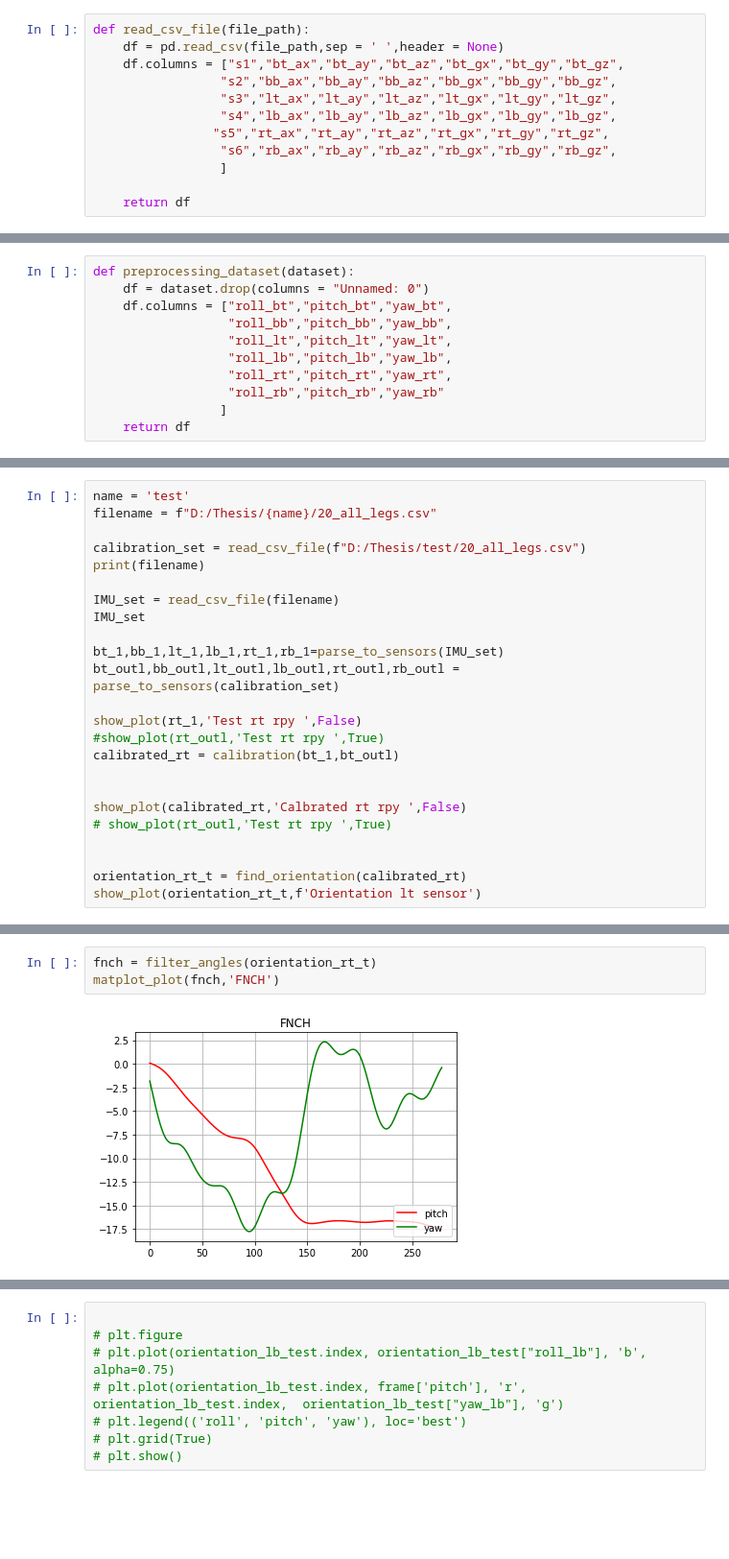
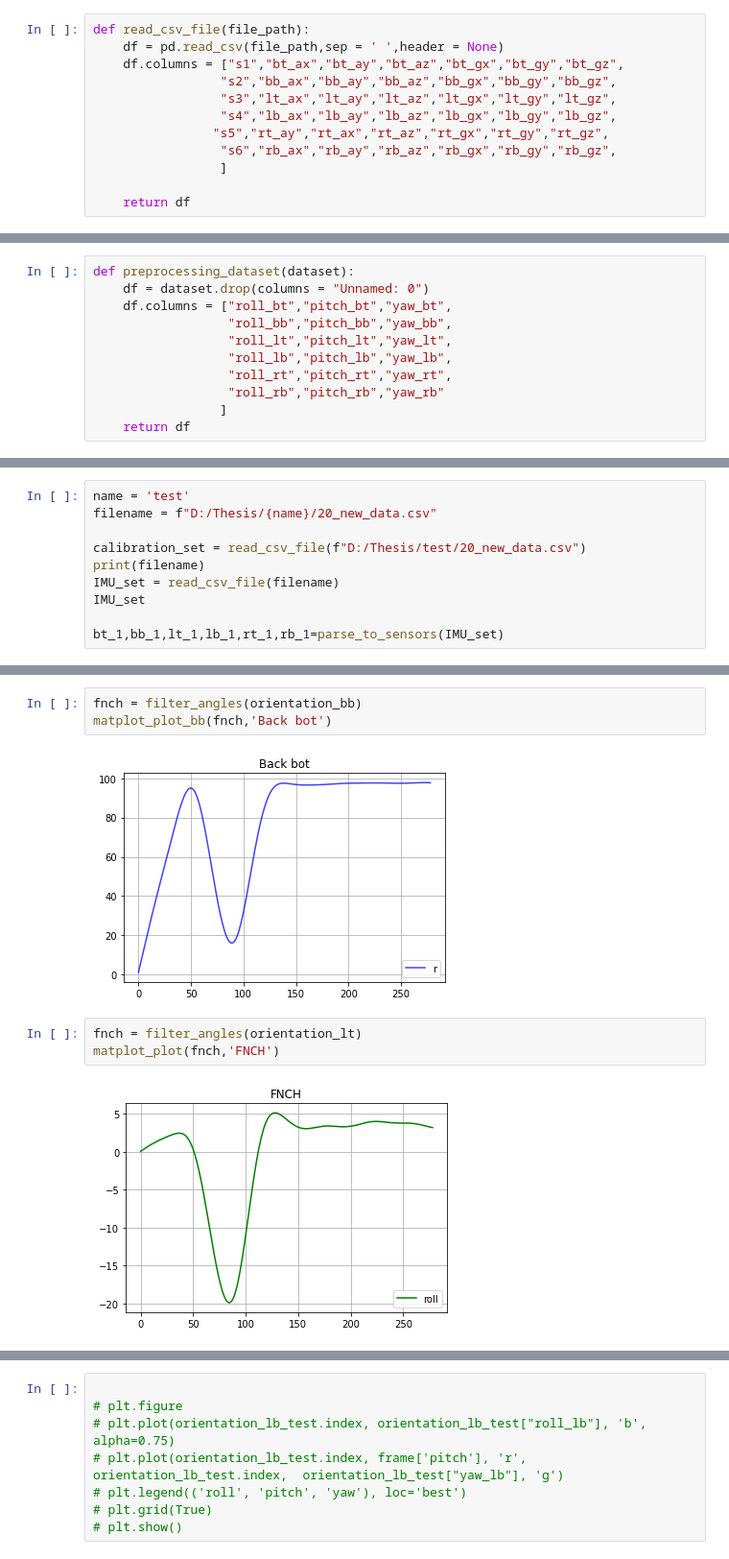
Before and after one commit to Demilaris/human_intention, a Jupyter notebook: IMU Preprocessing.ipynb, the cells around one changed output, grey strips where cells are left out. Shown at 96% size. Saved outputs shown, nothing was run; the diff lists cells and outputs as text; blank space fills up the shorter version.

Commit message:
correct good plots

```diff
--- a/IMU Preprocessing.ipynb
+++ b/IMU Preprocessing.ipynb
@@ -127,7 +127,7 @@ def read_csv_file(file_path):
                  "s2","bb_ax","bb_ay","bb_az","bb_gx","bb_gy","bb_gz",
                  "s3","lt_ax","lt_ay","lt_az","lt_gx","lt_gy","lt_gz",
                  "s4","lb_ax","lb_ay","lb_az","lb_gx","lb_gy","lb_gz",
-                "s5","rt_ax","rt_ay","rt_az","rt_gx","rt_gy","rt_gz",
+                "s5","rt_ay","rt_ax","rt_az","rt_gx","rt_gy","rt_gz",
                  "s6","rb_ax","rb_ay","rb_az","rb_gx","rb_gy","rb_gz",
                  ]
 
@@ -266,25 +282,11 @@ def preprocessing_dataset(dataset):
 # %%
 name = 'test'
-filename = f"D:/Thesis/{name}/20_all_legs.csv"
+filename = f"D:/Thesis/{name}/20_new_data.csv"
 
-calibration_set = read_csv_file(f"D:/Thesis/test/20_all_legs.csv")
+calibration_set = read_csv_file(f"D:/Thesis/test/20_new_data.csv")
 print(filename)
-
 IMU_set = read_csv_file(filename)
 IMU_set
 
 bt_1,bb_1,lt_1,lb_1,rt_1,rb_1=parse_to_sensors(IMU_set)
-bt_outl,bb_outl,lt_outl,lb_outl,rt_outl,rb_outl =  parse_to_sensors(calibration_set)
-
-show_plot(rt_1,'Test rt rpy ',False)
-#show_plot(rt_outl,'Test rt rpy ',True)
-calibrated_rt = calibration(bt_1,bt_outl)
-
-
-show_plot(calibrated_rt,'Calbrated rt rpy ',False)
-# show_plot(rt_outl,'Test rt rpy ',True)
-
-
-orientation_rt_t = find_orientation(calibrated_rt)
-show_plot(orientation_rt_t,f'Orientation lt sensor')
 # %% [output]
@@ -295,5 +417,10 @@ D:/Thesis/test/20_all_legs.csv
+# %%
+fnch = filter_angles(orientation_bb)
+matplot_plot_bb(fnch,'Back bot')
+# %% [output]
+[figure, added]
 # %%
-fnch = filter_angles(orientation_rt_t)
+fnch = filter_angles(orientation_lt)
 matplot_plot(fnch,'FNCH')
 # %% [output]
-[figure, old version]
+[figure, new version]
```
Also changed, not shown: parts of 27 cells of this notebook, 18 other files.
